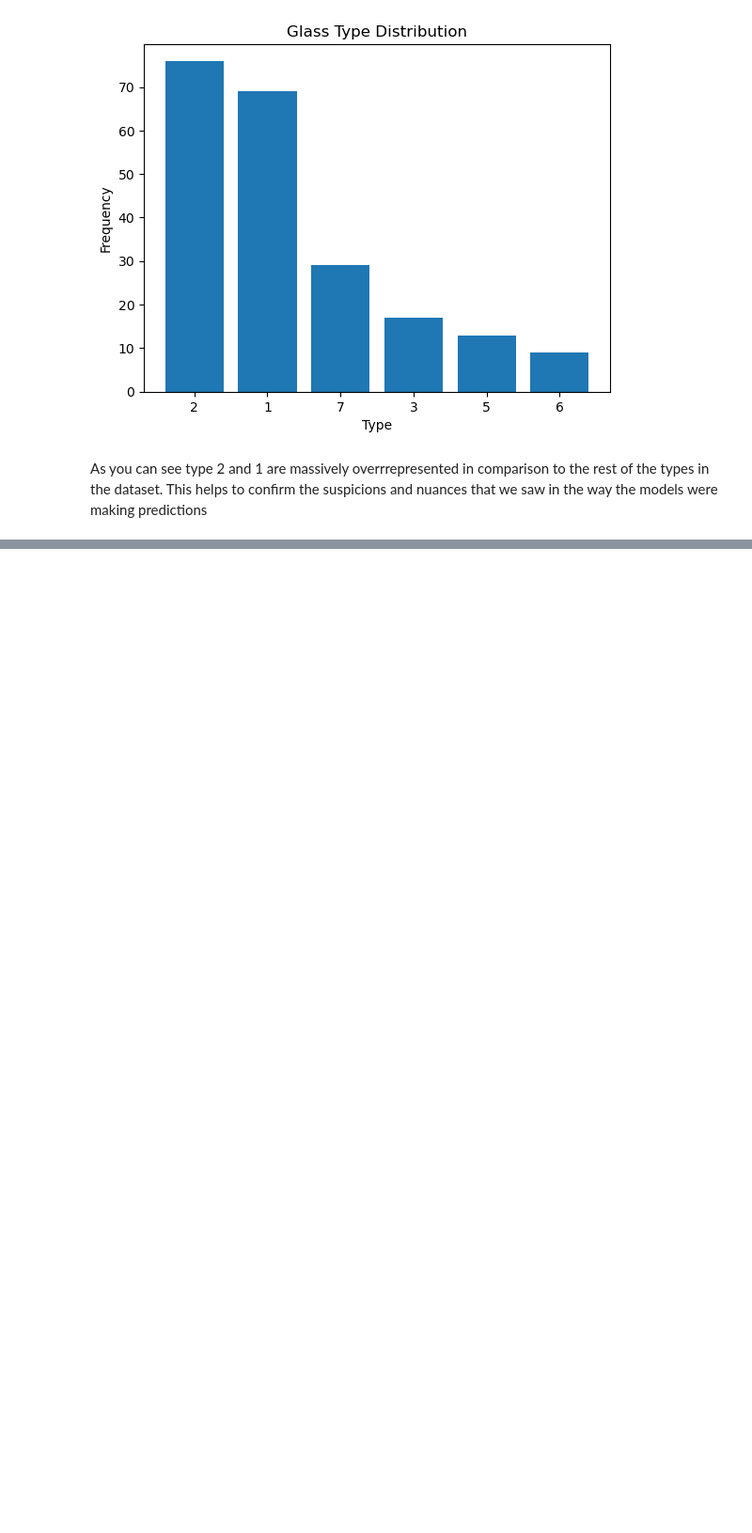
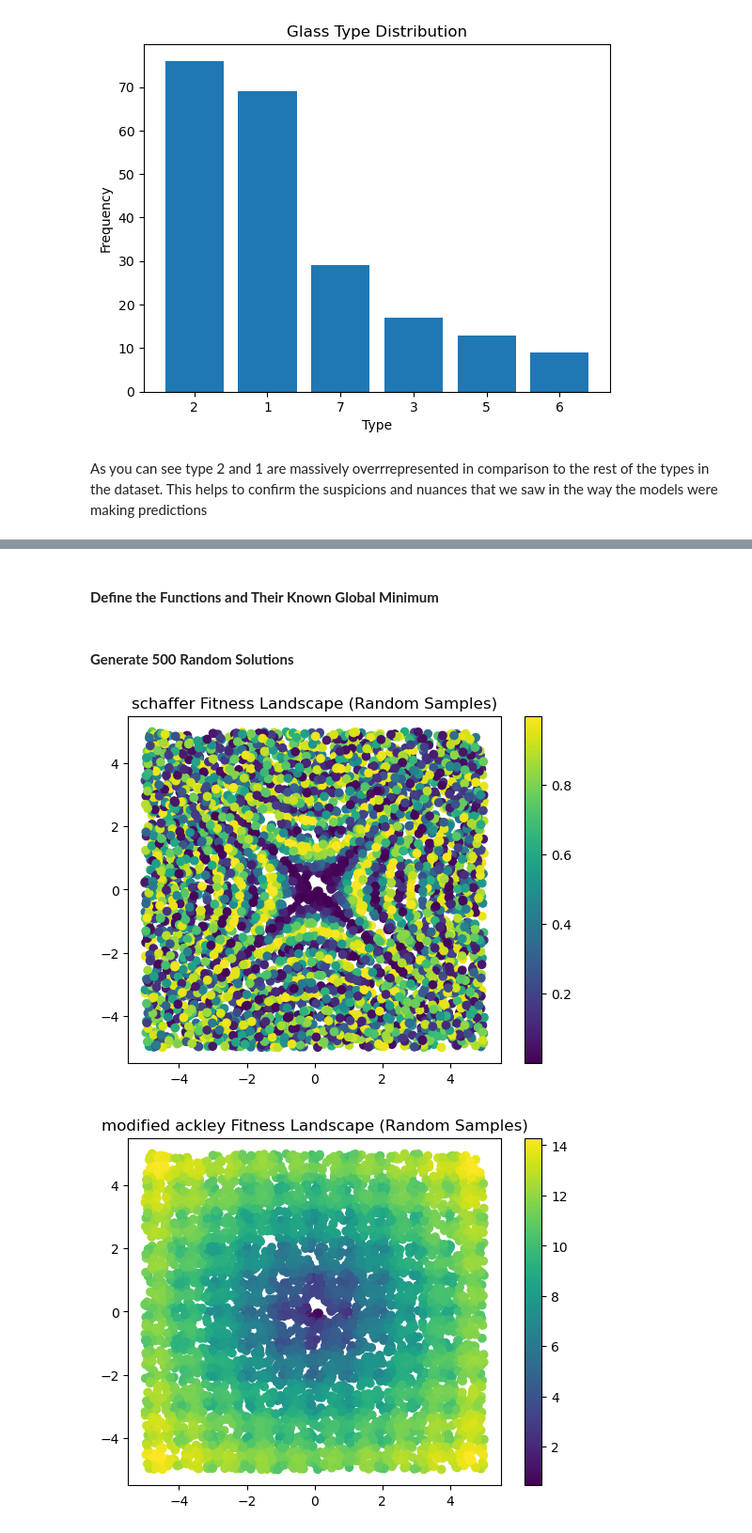
Before and after one commit to elizaclay/Machine-Learning-Optimisation, a Jupyter notebook: COMP2002.ipynb, the cells around one changed output, grey strips where cells are left out. Shown at 94% size. Saved outputs shown, nothing was run; the diff lists cells and outputs as text; code cells hidden in the pictures; blank space fills up the shorter version.

Commit message:
Task 2.1 Generated Random Solutions for Single Obj Problems and Plotted Their Fitness, Provided Some Explanation and Reasoning

```diff
--- a/COMP2002.ipynb
+++ b/COMP2002.ipynb
@@ -537,0 +559,50 @@ As you can see type 2 and 1 are massively overrrepresented in comparison to the
+# %% [markdown]
+#### **Define the Functions and Their Known Global Minimum**
+# %%
+#schaffer
+def schaffer(X):
+    x, y = X[:, 0], X[:, 1]
+    return 0.5 + ((np.sin(x**2 - y**2))**2 - 0.5) / ((1 + 0.001 * (x**2 + y**2))**2)
+
+#modified ackley
+def modackley(X):
+    x, y = X[:, 0], X[:, 1]
+    return -20 * np.exp(-0.2 * np.sqrt(0.5 * (x**2 + y**2))) \
+           - np.exp(0.5 * (np.cos(2 * np.pi * x) + np.cos(2 * np.pi * y))) + 20 + np.e
+#easom
+def easom(X):
+    x, y = X[:, 0], X[:, 1]
+    return -np.cos(x) * np.cos(y) * np.exp(-((x - np.pi)**2 + (y - np.pi)**2))
+
+fitness_functions = [
+    ("schaffer", schaffer, 0.0),
+    ("modified ackley", modackley, 0.0),
+    ("easom", easom, -1.0)
+]
+# %% [markdown]
+#### **Generate 500 Random Solutions**
+# %%
+import numpy as np
+import matplotlib.pyplot as plt
+
+search_constraints = (-5, 5)
+random_solutions = []
+
+def plot_fitness():
+    for name, func, f in fitness_functions:
+        fitness = func(random_solutions)
+        plt.scatter(random_solutions[:,0],random_solutions[:,1],c = fitness,cmap='viridis')
+        plt.colorbar ()
+        plt.title(f"{name} Fitness Landscape (Random Samples)")
+        plt.show()
+
+for r in range(5000):
+    x = np.random.uniform(*search_constraints)
+    y = np.random.uniform(*search_constraints)
+    random_solutions.append([x, y])
+
+random_solutions = np.array(random_solutions)
+plot_fitness()
+# %% [output]
+[figure, added]
+[figure, added]
```
Also changed, not shown: parts of 5 cells of this notebook.
